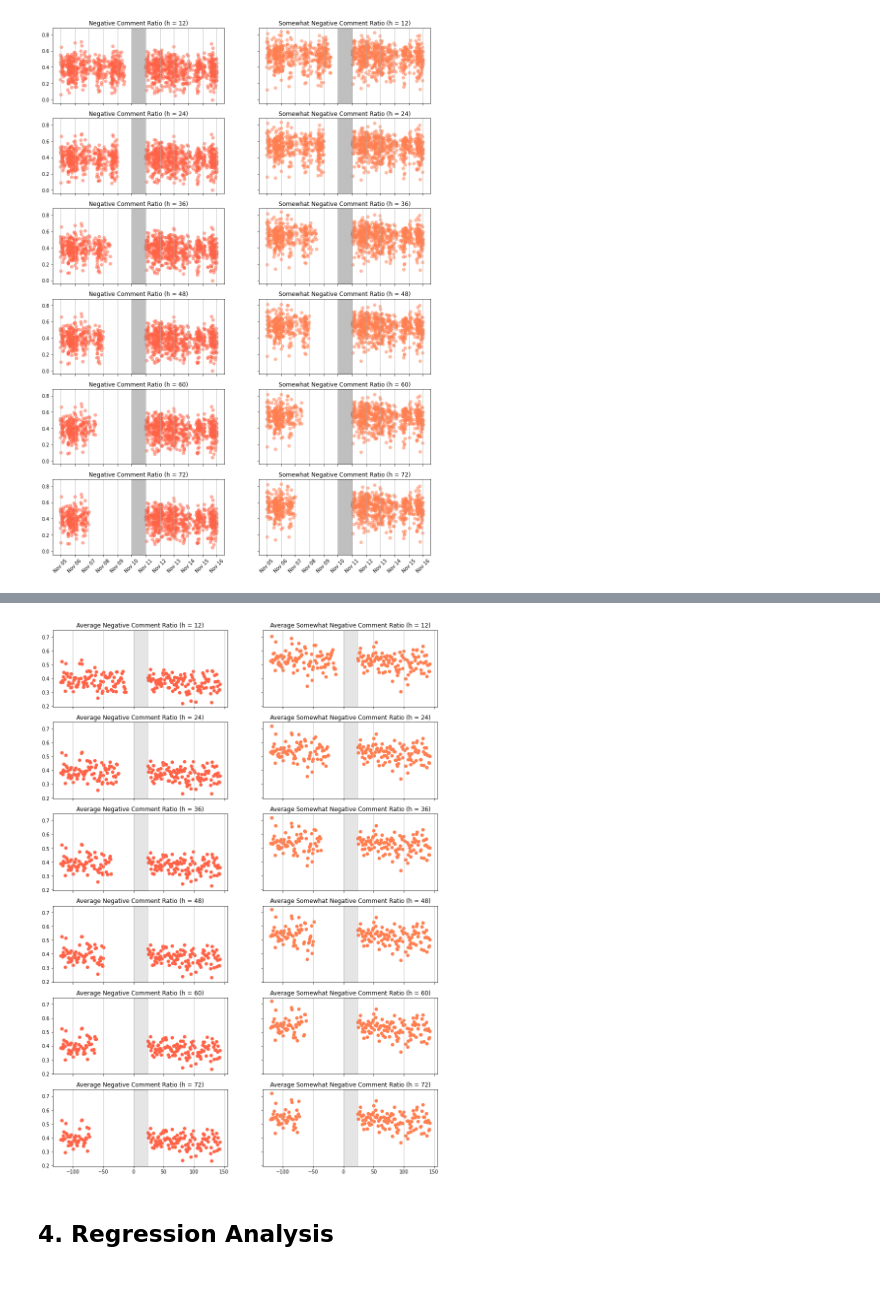
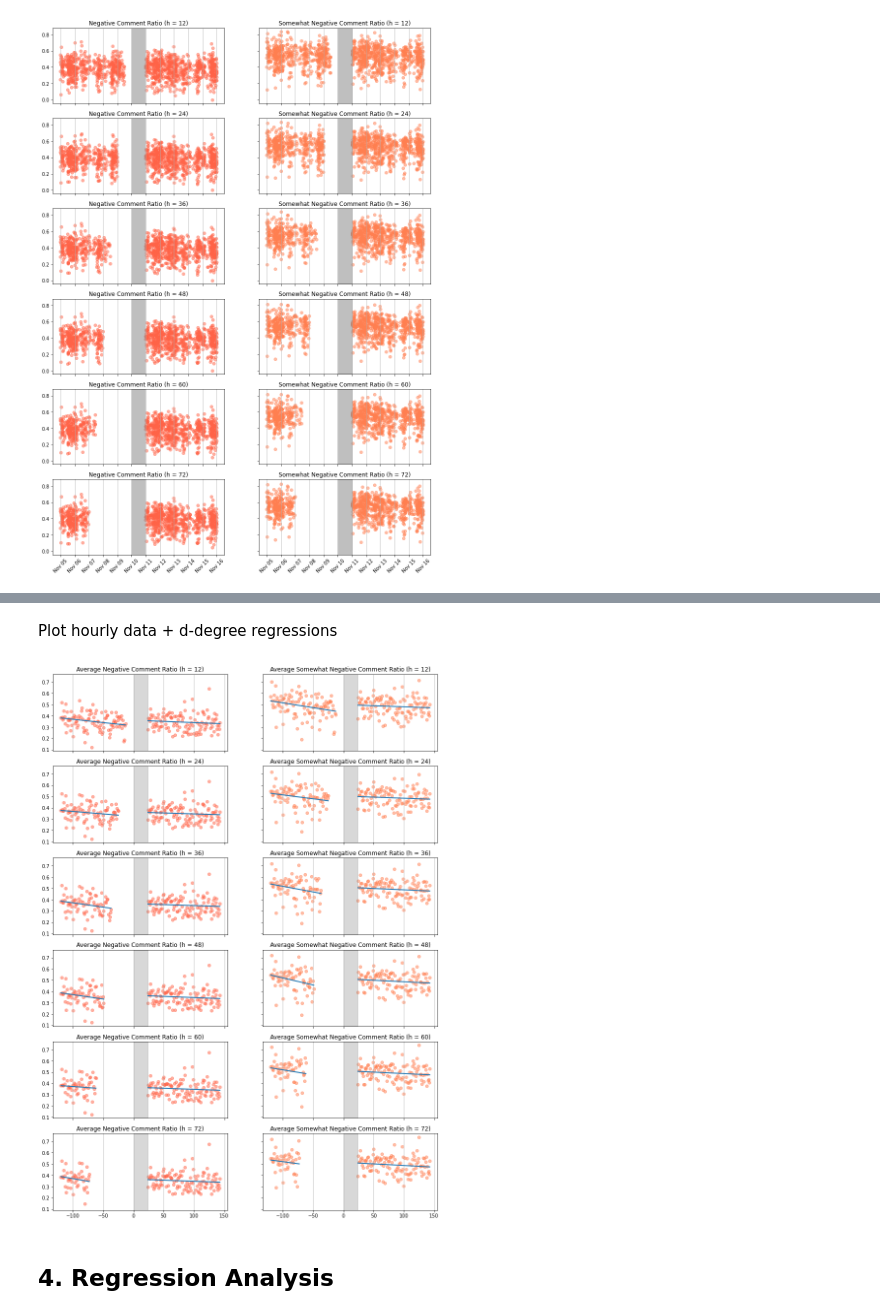
Before and after one commit to ArturoSbr/youtube-dislike-count, a Jupyter notebook: cod/02_analysis/01_EDA.ipynb, the cells around one changed output, grey strips where cells are left out. Cells and saved outputs as stored; diff of their text form; code cells hidden in the pictures; blank space fills up the shorter version.

Commit message:
All d=1 plots and regressions with reversed running var

```diff
--- a/cod/02_analysis/01_EDA.ipynb
+++ b/cod/02_analysis/01_EDA.ipynb
@@ -124,4 +129,4 @@ Declare time (seconds) until treatment and interaction
 df['r'] = (df['publishedAt'] - pd.Timestamp('2021-11-10')).dt.total_seconds()
 
 # Interaction
-df['rTreat'] = df['sut'].multiply(df['treat'])
+df['rTreat'] = df['r'].multiply(df['treat'])
@@ -329,5 +296,0 @@ t
-# %%
-X = ['t','const','r1','r2','r3','tr1','tr2','tr3']
-m = sm.OLS(endog=t['ncr1Post12'], exog=t[X], missing='drop')
-m = m.fit()
-print(m.summary())
@@ -359,26 +297,51 @@ plt.plot(m.fittedvalues[t['t'].eq(1)])
+# %%
+# Ceiling of hours until treatment
+df['bin'] = df['r'].div(3600).apply(lambda x: floor(x))
+
+# Average NCR
+t = df[df['post12CommentsNum'].ge(0)].groupby('bin')[cols].mean()
+
+# Columns for regression
+t = t.assign(const = 1,
+             r1 = t.index,
+             r2 = np.power(t.index, 2),
+             r3 = np.power(t.index, 3),
+             t = np.where(t.index > 0, 0, 1))
+t = t.assign(tr1 = t['t'].multiply(t['r1']),
+             tr2 = t['t'].multiply(t['r2']),
+             tr3 = t['t'].multiply(t['r3']))
+# %% [markdown]
+Plot hourly data + d-degree regressions
 # %%
 # Initialize figure
 fig, axs = plt.subplots(nrows=6, ncols=2, sharex=True, sharey=True)
 fig.set_figheight(20)
 fig.set_figwidth(14)
 
 # Plot within each axis
 
 for i, ax in enumerate(axs.flatten()):
+    # Fit regression
+    m = sm.OLS(endog=t[t.columns[i]], exog=t[['const','r1','t','tr1']],
+               missing='drop').fit()
     # ncr1 => tomato, ncr2 => coral
     color = 'tomato' if i % 2 == 0 else 'coral'
-    # Note that scatter orders x-axis in ascending order!!!
-    ax.scatter(-t.index, t[t.columns[i]], color=color)
+    # Scatter plot
+    ax.scatter(t.index, t[t.columns[i]], alpha=0.5, color=color)
+    # Plot regression
+    ax.plot(m.fittedvalues[t['t'].eq(0)], lw=2, color='C0')
+    ax.plot(m.fittedvalues[t['t'].eq(1)], lw=2, color='C0')
     # Banned time span
-    ax.axvspan(xmin=0, xmax=24, color='gray', alpha=0.2)
+    ax.axvspan(xmin=0, xmax=24, color='gray', alpha=0.3)
     # Aesthetics
     title = 'Average Negative Comment Ratio' if i % 2 == 0 else 'Average Somewhat Negative Comment Ratio'
     h = cols[i][-2:]
     ax.set_title(f'{title} (h = {h})')
     ax.grid(which='major', axis='x')
+
 # Export and show
 plt.show()
 # %% [output]
-[figure, old version]
+[figure, new version]
 # %% [markdown]
 ## 4. Regression Analysis
```
Also changed, not shown: parts of 27 cells of this notebook.
